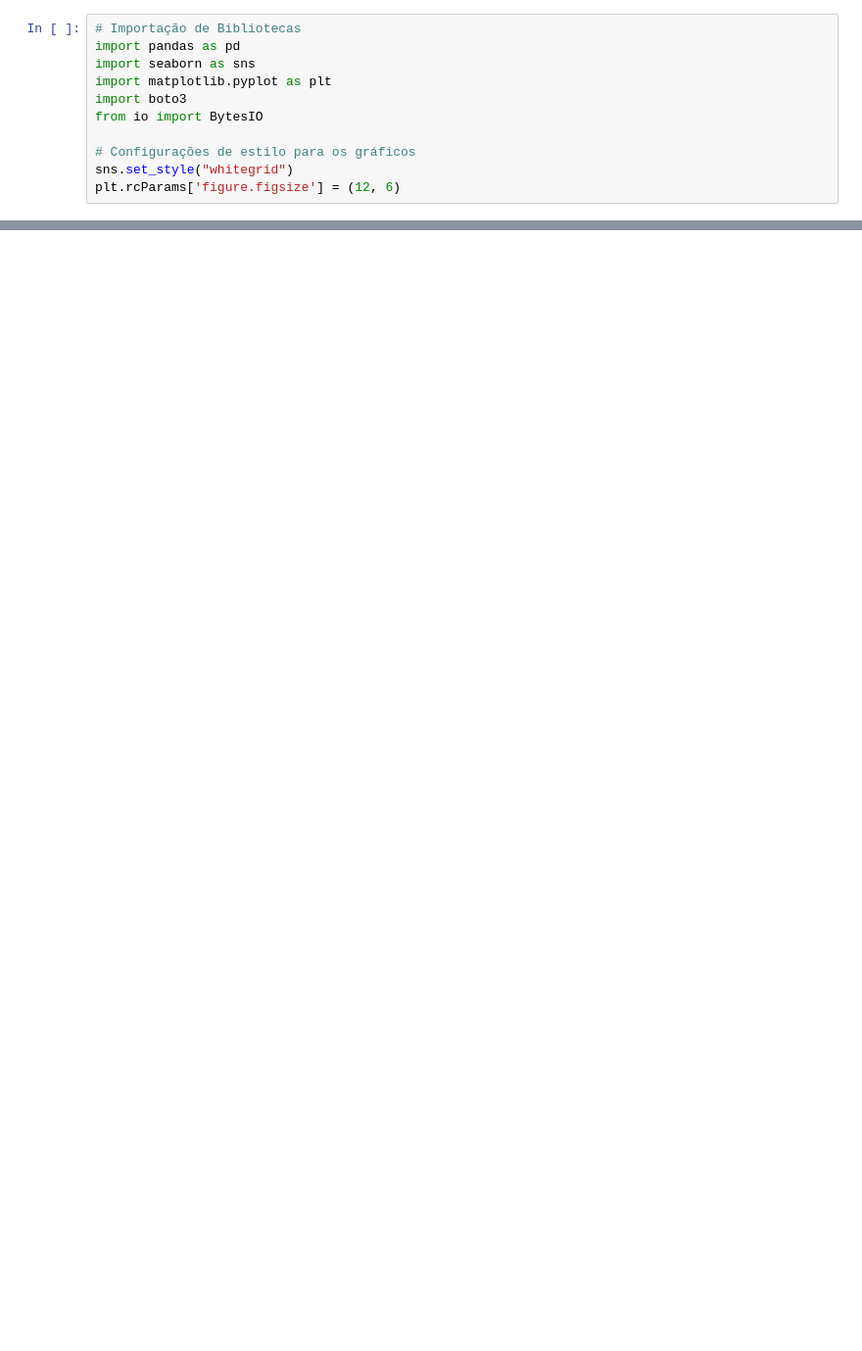
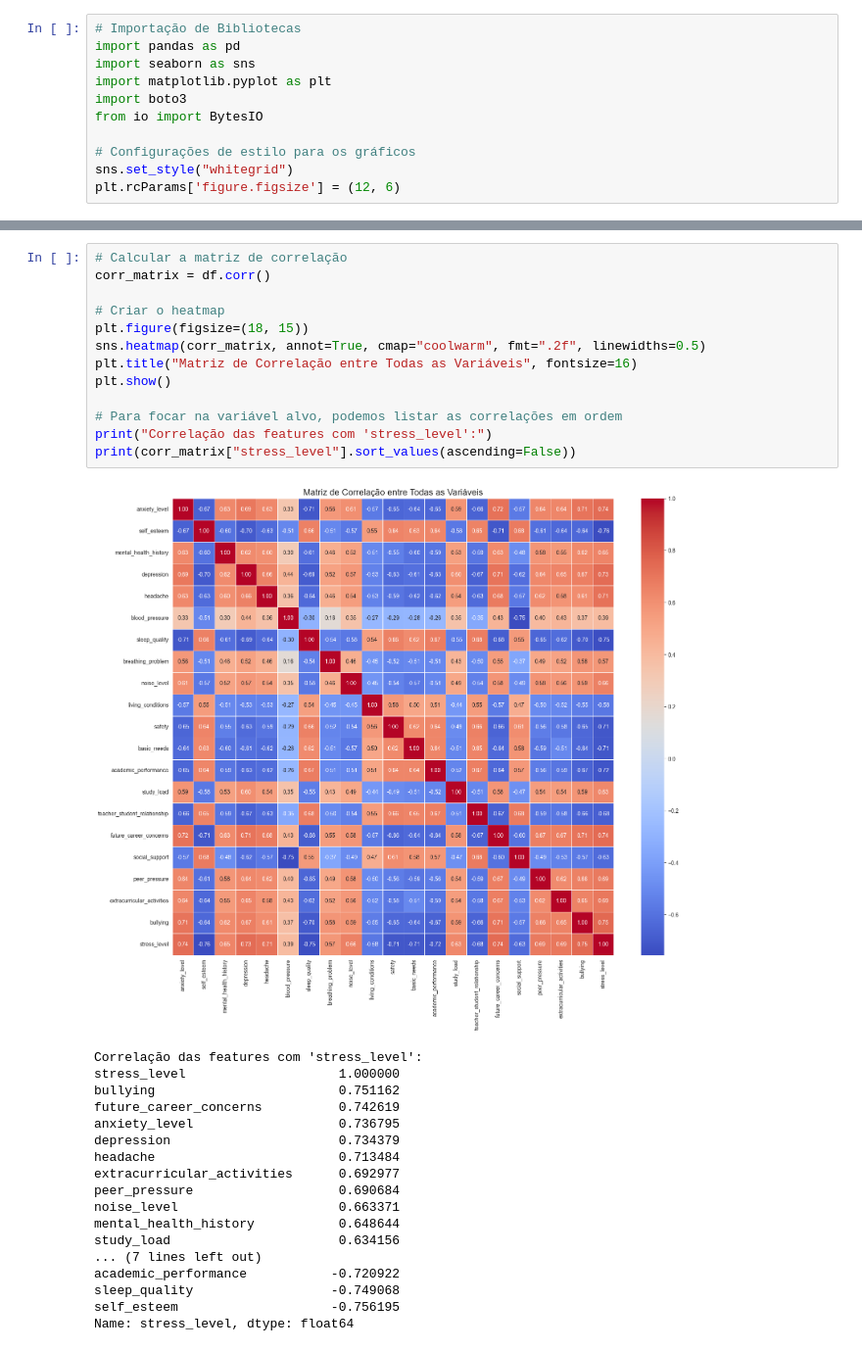
Before and after one commit to fernando-lfs/fiap-tech-challenge-fase3, a Jupyter notebook: notebooks/01-analise-exploratoria.ipynb, the cells around one changed output, grey strips where cells are left out. Shown at 98% size. Drawn from its saved outputs; the diff is of its cells as text; blank space fills up the shorter version.

```diff
--- a/notebooks/01-analise-exploratoria.ipynb
+++ b/notebooks/01-analise-exploratoria.ipynb
@@ -152,0 +335,32 @@ for feature in features:
+# %%
+# Calcular a matriz de correlação
+corr_matrix = df.corr()
+
+# Criar o heatmap
+plt.figure(figsize=(18, 15))
+sns.heatmap(corr_matrix, annot=True, cmap="coolwarm", fmt=".2f", linewidths=0.5)
+plt.title("Matriz de Correlação entre Todas as Variáveis", fontsize=16)
+plt.show()
+
+# Para focar na variável alvo, podemos listar as correlações em ordem
+print("Correlação das features com 'stress_level':")
+print(corr_matrix["stress_level"].sort_values(ascending=False))
+# %% [output]
+[figure, added]
+Correlação das features com 'stress_level':
+stress_level                    1.000000
+bullying                        0.751162
+future_career_concerns          0.742619
+anxiety_level                   0.736795
+depression                      0.734379
+headache                        0.713484
+extracurricular_activities      0.692977
+peer_pressure                   0.690684
+noise_level                     0.663371
+mental_health_history           0.648644
+study_load                      0.634156
+... (7 lines left out)
+academic_performance           -0.720922
+sleep_quality                  -0.749068
+self_esteem                    -0.756195
+Name: stress_level, dtype: float64
```
Also changed, not shown: parts of 24 cells of this notebook.
